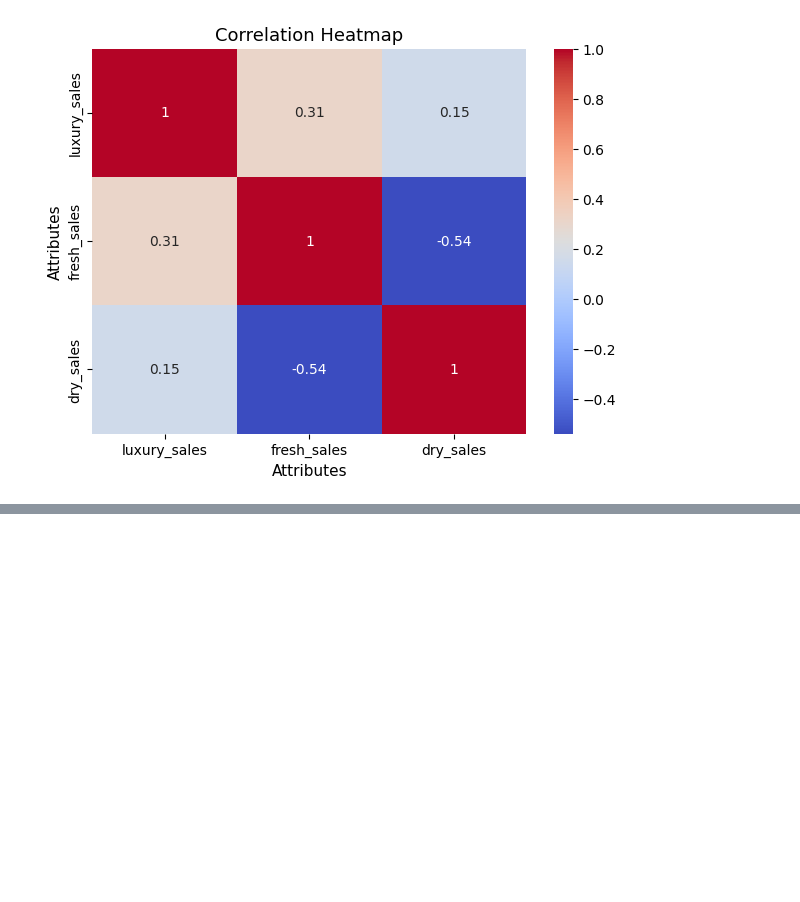
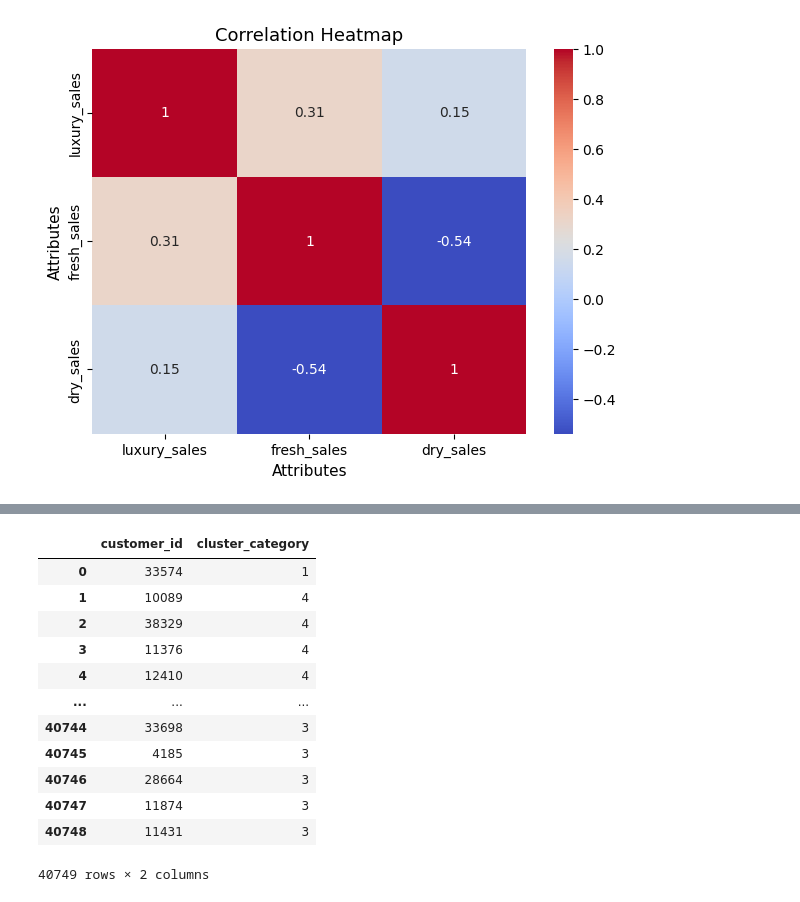
Before and after one commit to Krishnadayal/Data-Science-Project-Lifecycle, a Jupyter notebook: finalised_test.ipynb, the cells around one changed output, grey strips where cells are left out. Saved outputs shown, nothing was run; the diff lists cells and outputs as text; code cells hidden in the pictures; blank space fills up the shorter version.

```diff
--- a/finalised_test.ipynb
+++ b/finalised_test.ipynb
@@ -595,0 +605,17 @@ kj_test.head()
+# %%
+predictions_df = pd.DataFrame({"customer_id": kj_test["customer_id"], "cluster_category": cluster_prediction})
+predictions_df
+# %% [output]
+|  | customer_id | cluster_category |
+| 0 | 33574 | 1 |
+| 1 | 10089 | 4 |
+| 2 | 38329 | 4 |
+| 3 | 11376 | 4 |
+| 4 | 12410 | 4 |
+| ... | ... | ... |
+| 40744 | 33698 | 3 |
+| 40745 | 4185 | 3 |
+| 40746 | 28664 | 3 |
+| 40747 | 11874 | 3 |
+| 40748 | 11431 | 3 |
+40749 rows × 2 columns
```
Also changed, not shown: parts of 14 cells of this notebook.
